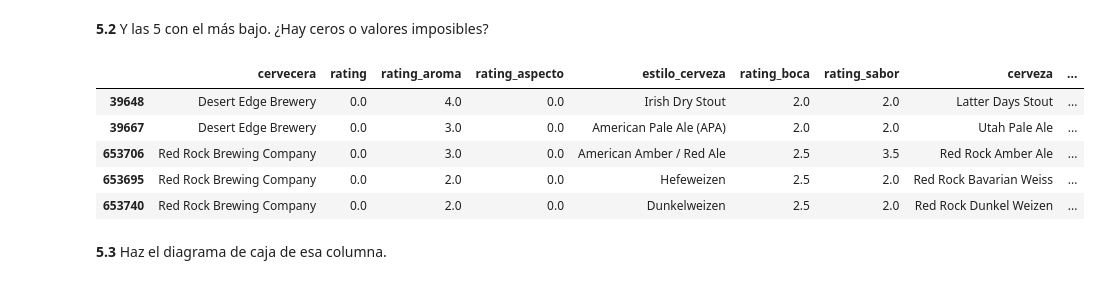
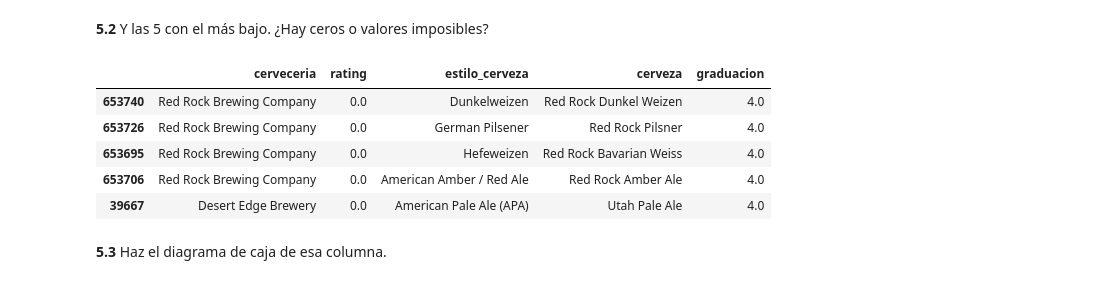
Before and after one commit to eripinor/proyecto_m1, a Jupyter notebook: eda.ipynb, the cells around one changed output. Saved outputs shown, nothing was run; the diff lists cells and outputs as text; code cells hidden in the pictures.

```diff
--- a/eda.ipynb
+++ b/eda.ipynb
@@ -74,5 +84,5 @@ memory usage: 265.0 MB
 # %%
-cervezas = cervezas.drop(columns=["brewery_id", "review_profilename", "review_time"])   # eliminamos esas tres columnas.
+cervezas = cervezas.drop(columns=["brewery_id", "review_time", "review_aroma", "review_appearance", "review_profilename", "review_palate", "review_taste", "beer_beerid"])
 
-cervezas.columns    # comprobamos que se ha eliminado
+cervezas.columns    # comprobamos qué columnas se han conservado
 # %% [output]
@@ -83,6 +92,6 @@ Index(['brewery_name', 'review_overall', 'review_aroma', 'review_appearance',
 # %% [markdown]
 **1.5** Si los nombres de las columnas están en inglés o son raros, ponles nombres en español.
 # %%
-cervezas.columns = ["cervecera", "rating", "rating_aroma", "rating_aspecto", "estilo_cerveza", "rating_boca", "rating_sabor", "cerveza", "graduacion", "id_cerveza"]
-cervezas.columns
+cervezas.columns = ["cerveceria", "rating", "estilo_cerveza", "cerveza", "graduacion"]
+cervezas.head()
 # %% [output]
@@ -338,19 +343,17 @@ cervezas.drop_duplicates().sort_values("rating", ascending=False).head()
 # %% [markdown]
 **5.2** Y las 5 con el más bajo. ¿Hay ceros o valores imposibles?
 # %%
-# De nuevo, excluimos los duplicados:
+cervezas.sort_values("rating").head(5)
 
-cervezas.drop_duplicates().sort_values("rating").head()
-
-# El cero podría representar una valoración real muy negativa o una puntuación que se utilizó para indicar que no se valoró la cerveza.
-# No son valores fuera de lo previsto. Las cinco filas tienen una valoración general (rating) de 0, pero las valoraciones de otras características son distintas de cero.
+# La valoración mínima debe interpretarse dentro de la escala de 0 a 5.
+# Una puntuación baja no demuestra por sí sola que exista un error.
 # %% [output]
-|  | cervecera | rating | rating_aroma | rating_aspecto | estilo_cerveza | rating_boca | rating_sabor | cerveza | ... |
-| 39648 | Desert Edge Brewery | 0.0 | 4.0 | 0.0 | Irish Dry Stout | 2.0 | 2.0 | Latter Days Stout | ... |
-| 39667 | Desert Edge Brewery | 0.0 | 3.0 | 0.0 | American Pale Ale (APA) | 2.0 | 2.0 | Utah Pale Ale | ... |
-| 653706 | Red Rock Brewing Company | 0.0 | 3.0 | 0.0 | American Amber / Red Ale | 2.5 | 3.5 | Red Rock Amber Ale | ... |
-| 653695 | Red Rock Brewing Company | 0.0 | 2.0 | 0.0 | Hefeweizen | 2.5 | 2.0 | Red Rock Bavarian Weiss | ... |
-| 653740 | Red Rock Brewing Company | 0.0 | 2.0 | 0.0 | Dunkelweizen | 2.5 | 2.0 | Red Rock Dunkel Weizen | ... |
+|  | cerveceria | rating | estilo_cerveza | cerveza | graduacion |
+| 653740 | Red Rock Brewing Company | 0.0 | Dunkelweizen | Red Rock Dunkel Weizen | 4.0 |
+| 653726 | Red Rock Brewing Company | 0.0 | German Pilsener | Red Rock Pilsner | 4.0 |
+| 653695 | Red Rock Brewing Company | 0.0 | Hefeweizen | Red Rock Bavarian Weiss | 4.0 |
+| 653706 | Red Rock Brewing Company | 0.0 | American Amber / Red Ale | Red Rock Amber Ale | 4.0 |
+| 39667 | Desert Edge Brewery | 0.0 | American Pale Ale (APA) | Utah Pale Ale | 4.0 |
 # %% [markdown]
 **5.3** Haz el diagrama de caja de esa columna.
 # %%
```
Also changed, not shown: parts of 63 cells of this notebook, 1 other file.
